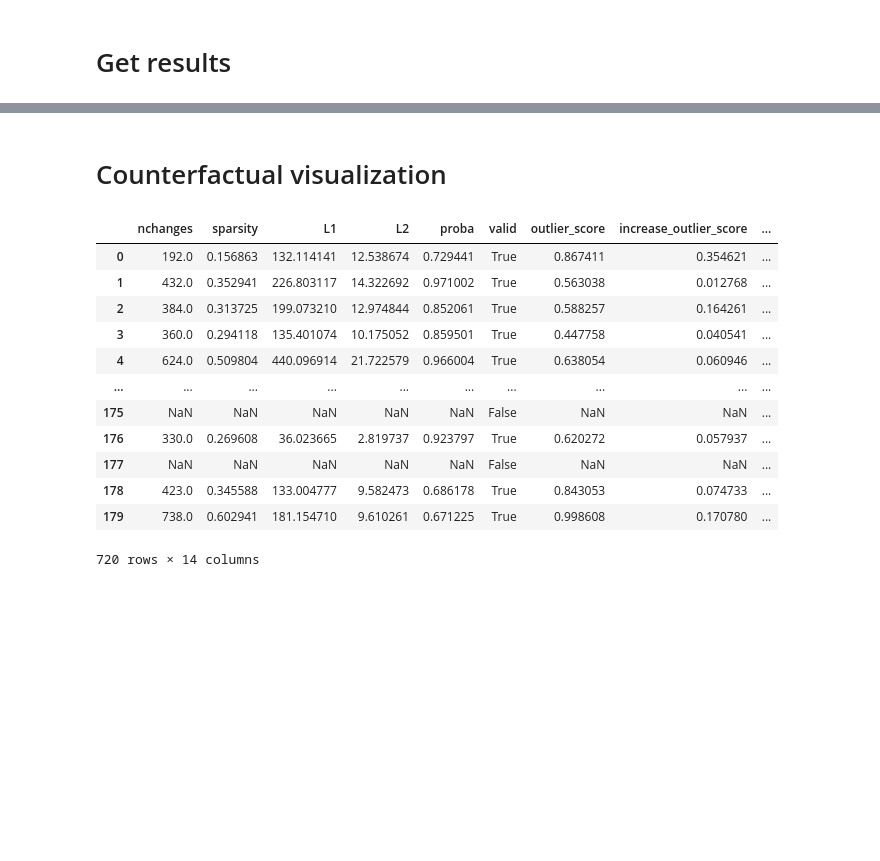
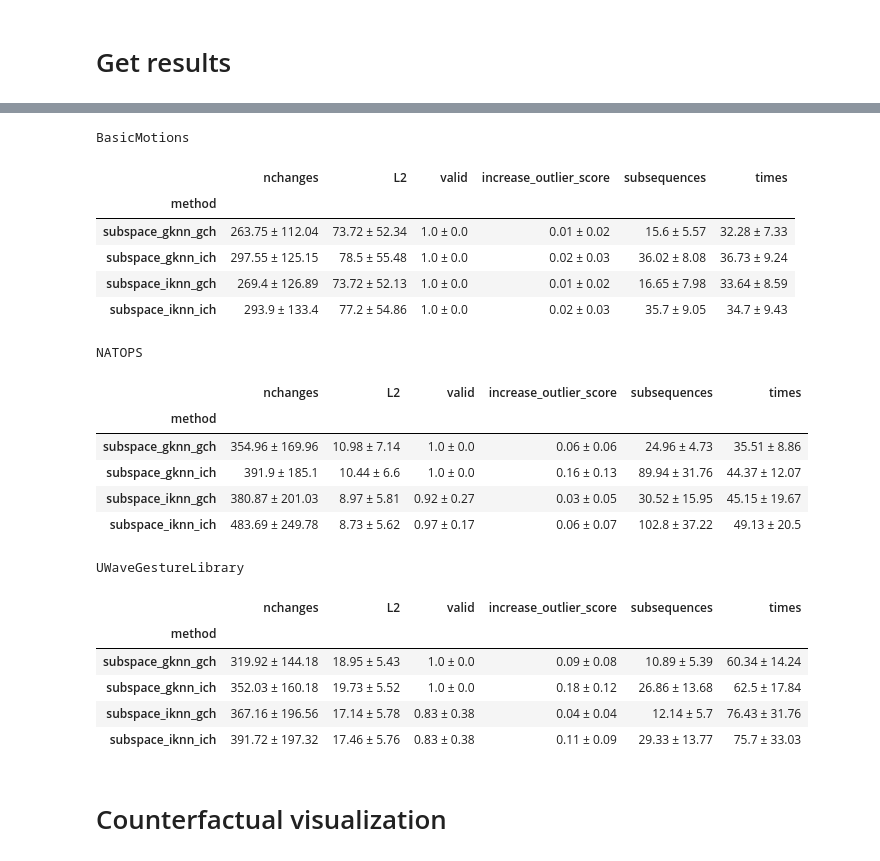
Before and after one commit to MarioRefoyo/Multi-SpaCE, a Jupyter notebook: experiments/evaluation/visualize_counterfactuals.ipynb, the cells around one changed output, grey strips where cells are left out. Saved outputs shown, nothing was run; the diff lists cells and outputs as text; code cells hidden in the pictures; blank space fills up the shorter version.

```diff
--- a/experiments/evaluation/visualize_counterfactuals.ipynb
+++ b/experiments/evaluation/visualize_counterfactuals.ipynb
@@ -115,3 +113,30 @@ UWaveGestureLibrary
+# %%
+columns = ["nchanges", "L2", "valid", "increase_outlier_score", "subsequences", "times"]
+for dataset in DATASETS:
+    print(dataset)
+    display(mean_results_dict[dataset].set_index("method").sort_index()[columns])
+# %% [output]
+BasicMotions
+|  | nchanges | L2 | valid | increase_outlier_score | subsequences | times |
+| method |  |  |  |  |  |  |
+| subspace_gknn_gch | 263.75 ± 112.04 | 73.72 ± 52.34 | 1.0 ± 0.0 | 0.01 ± 0.02 | 15.6 ± 5.57 | 32.28 ± 7.33 |
+| subspace_gknn_ich | 297.55 ± 125.15 | 78.5 ± 55.48 | 1.0 ± 0.0 | 0.02 ± 0.03 | 36.02 ± 8.08 | 36.73 ± 9.24 |
+| subspace_iknn_gch | 269.4 ± 126.89 | 73.72 ± 52.13 | 1.0 ± 0.0 | 0.01 ± 0.02 | 16.65 ± 7.98 | 33.64 ± 8.59 |
+| subspace_iknn_ich | 293.9 ± 133.4 | 77.2 ± 54.86 | 1.0 ± 0.0 | 0.02 ± 0.03 | 35.7 ± 9.05 | 34.7 ± 9.43 |
+NATOPS
+|  | nchanges | L2 | valid | increase_outlier_score | subsequences | times |
+| method |  |  |  |  |  |  |
+| subspace_gknn_gch | 354.96 ± 169.96 | 10.98 ± 7.14 | 1.0 ± 0.0 | 0.06 ± 0.06 | 24.96 ± 4.73 | 35.51 ± 8.86 |
+| subspace_gknn_ich | 391.9 ± 185.1 | 10.44 ± 6.6 | 1.0 ± 0.0 | 0.16 ± 0.13 | 89.94 ± 31.76 | 44.37 ± 12.07 |
+| subspace_iknn_gch | 380.87 ± 201.03 | 8.97 ± 5.81 | 0.92 ± 0.27 | 0.03 ± 0.05 | 30.52 ± 15.95 | 45.15 ± 19.67 |
+| subspace_iknn_ich | 483.69 ± 249.78 | 8.73 ± 5.62 | 0.97 ± 0.17 | 0.06 ± 0.07 | 102.8 ± 37.22 | 49.13 ± 20.5 |
+UWaveGestureLibrary
+|  | nchanges | L2 | valid | increase_outlier_score | subsequences | times |
+| method |  |  |  |  |  |  |
+| subspace_gknn_gch | 319.92 ± 144.18 | 18.95 ± 5.43 | 1.0 ± 0.0 | 0.09 ± 0.08 | 10.89 ± 5.39 | 60.34 ± 14.24 |
+| subspace_gknn_ich | 352.03 ± 160.18 | 19.73 ± 5.52 | 1.0 ± 0.0 | 0.18 ± 0.12 | 26.86 ± 13.68 | 62.5 ± 17.84 |
+| subspace_iknn_gch | 367.16 ± 196.56 | 17.14 ± 5.78 | 0.83 ± 0.38 | 0.04 ± 0.04 | 12.14 ± 5.7 | 76.43 ± 31.76 |
+| subspace_iknn_ich | 391.72 ± 197.32 | 17.46 ± 5.76 | 0.83 ± 0.38 | 0.11 ± 0.09 | 29.33 ± 13.77 | 75.7 ± 33.03 |
 # %% [markdown]
 # Counterfactual visualization
 # %%
@@ -189,17 +214 @@ instance = 6
-# %%
-results_all_datasets_df[results_all_datasets_df["dataset"]=="NATOPS"]
-# %% [output]
-|  | nchanges | sparsity | L1 | L2 | proba | valid | outlier_score | increase_outlier_score | ... |
-| 0 | 192.0 | 0.156863 | 132.114141 | 12.538674 | 0.729441 | True | 0.867411 | 0.354621 | ... |
-| 1 | 432.0 | 0.352941 | 226.803117 | 14.322692 | 0.971002 | True | 0.563038 | 0.012768 | ... |
-| 2 | 384.0 | 0.313725 | 199.073210 | 12.974844 | 0.852061 | True | 0.588257 | 0.164261 | ... |
-| 3 | 360.0 | 0.294118 | 135.401074 | 10.175052 | 0.859501 | True | 0.447758 | 0.040541 | ... |
-| 4 | 624.0 | 0.509804 | 440.096914 | 21.722579 | 0.966004 | True | 0.638054 | 0.060946 | ... |
-| ... | ... | ... | ... | ... | ... | ... | ... | ... | ... |
-| 175 | NaN | NaN | NaN | NaN | NaN | False | NaN | NaN | ... |
-| 176 | 330.0 | 0.269608 | 36.023665 | 2.819737 | 0.923797 | True | 0.620272 | 0.057937 | ... |
-| 177 | NaN | NaN | NaN | NaN | NaN | False | NaN | NaN | ... |
-| 178 | 423.0 | 0.345588 | 133.004777 | 9.582473 | 0.686178 | True | 0.843053 | 0.074733 | ... |
-| 179 | 738.0 | 0.602941 | 181.154710 | 9.610261 | 0.671225 | True | 0.998608 | 0.170780 | ... |
-720 rows × 14 columns
 # %%
```
Also changed, not shown: parts of 5 cells of this notebook, 53 other files.
